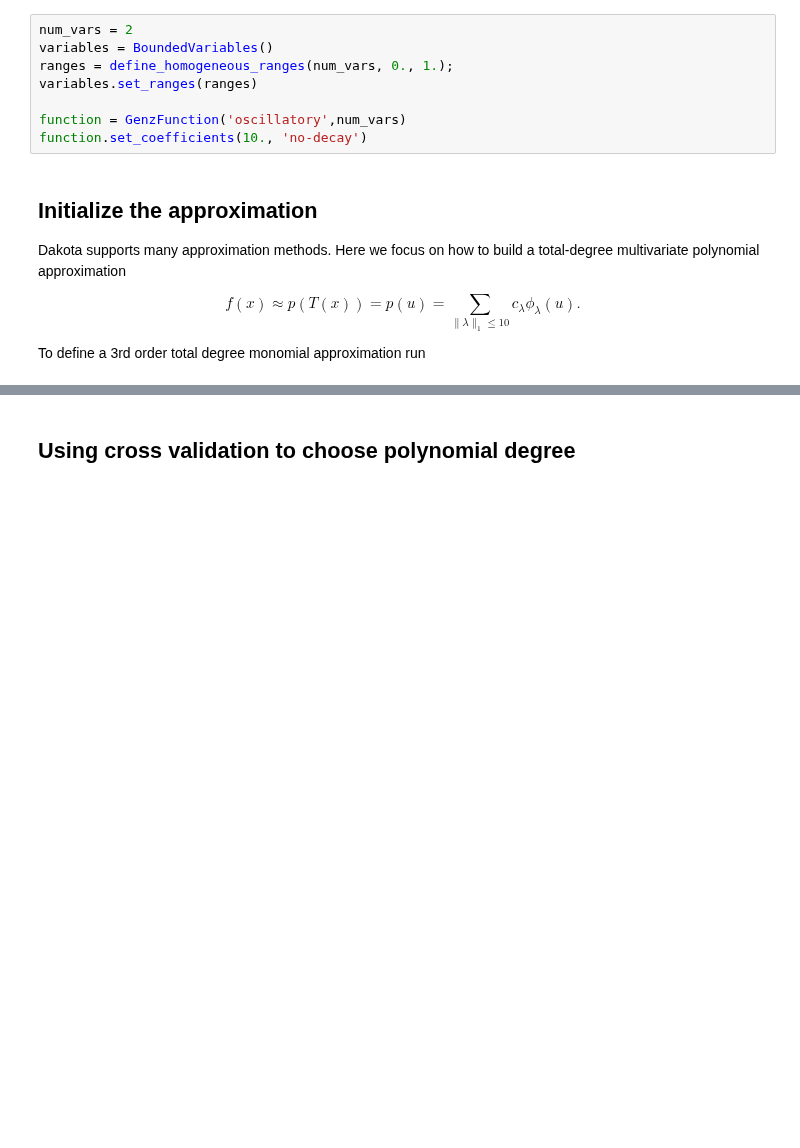
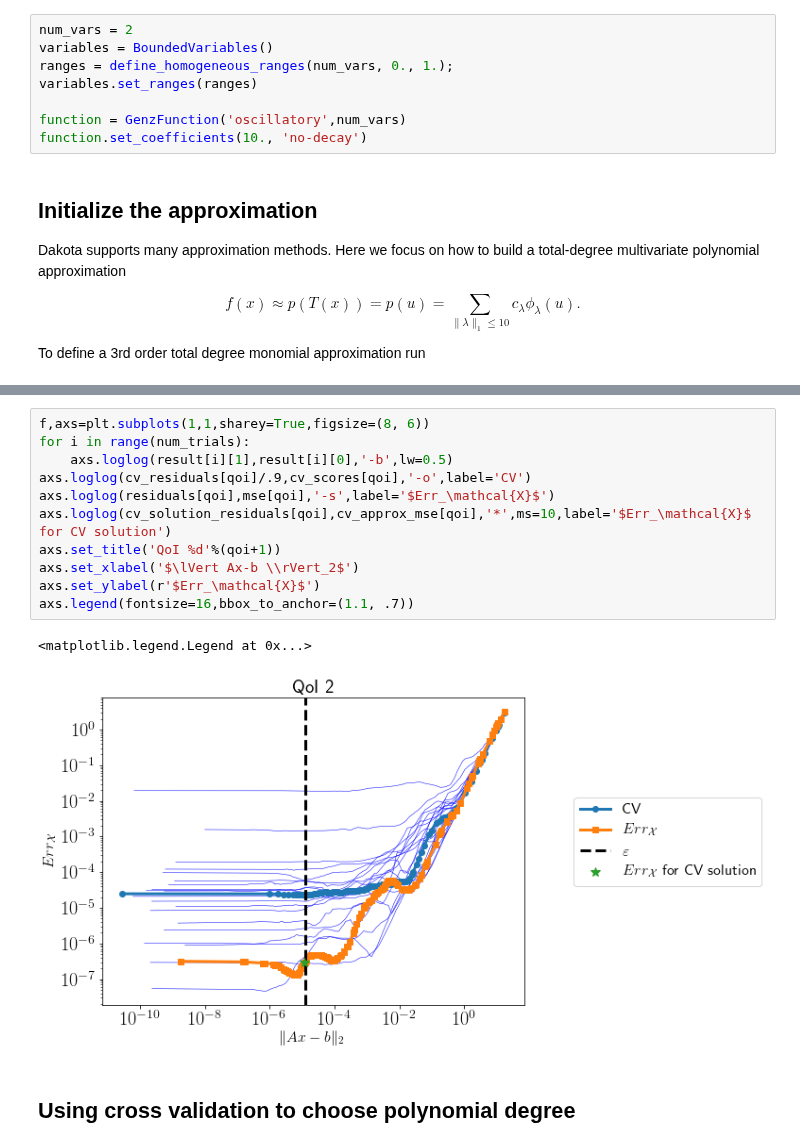
Before and after one commit to snl-dakota/pecos, a Jupyter notebook: python/tutorials/Estimating surrogate parameters using cross validation.ipynb, the cells around one changed output, grey strips where cells are left out. Drawn from its saved outputs; the diff is of its cells as text; blank space fills up the shorter version.

```diff
--- a/python/tutorials/Estimating surrogate parameters using cross validation.ipynb
+++ b/python/tutorials/Estimating surrogate parameters using cross validation.ipynb
@@ -137,3 +192,17 @@ axs[-1].legend(fontsize=16,bbox_to_anchor=(1.1, .7))
+# %%
+f,axs=plt.subplots(1,1,sharey=True,figsize=(8, 6))
+for i in range(num_trials):
+    axs.loglog(result[i][1],result[i][0],'-b',lw=0.5)
+axs.loglog(cv_residuals[qoi]/.9,cv_scores[qoi],'-o',label='CV')
+axs.loglog(residuals[qoi],mse[qoi],'-s',label='$Err_\mathcal{X}$')
+axs.loglog(cv_solution_residuals[qoi],cv_approx_mse[qoi],'*',ms=10,label='$Err_\mathcal{X}$ for CV solution')
+axs.set_title('QoI %d'%(qoi+1))
+axs.set_xlabel('$\lVert Ax-b \\rVert_2$')
+axs.set_ylabel(r'$Err_\mathcal{X}$')
+axs.legend(fontsize=16,bbox_to_anchor=(1.1, .7))
+# %% [output]
+<matplotlib.legend.Legend at 0x...>
+[figure, added]
 # %% [markdown]
 ## Using cross validation to choose polynomial degree
 # %%
```
Also changed, not shown: parts of 10 cells of this notebook, 4 other files.
